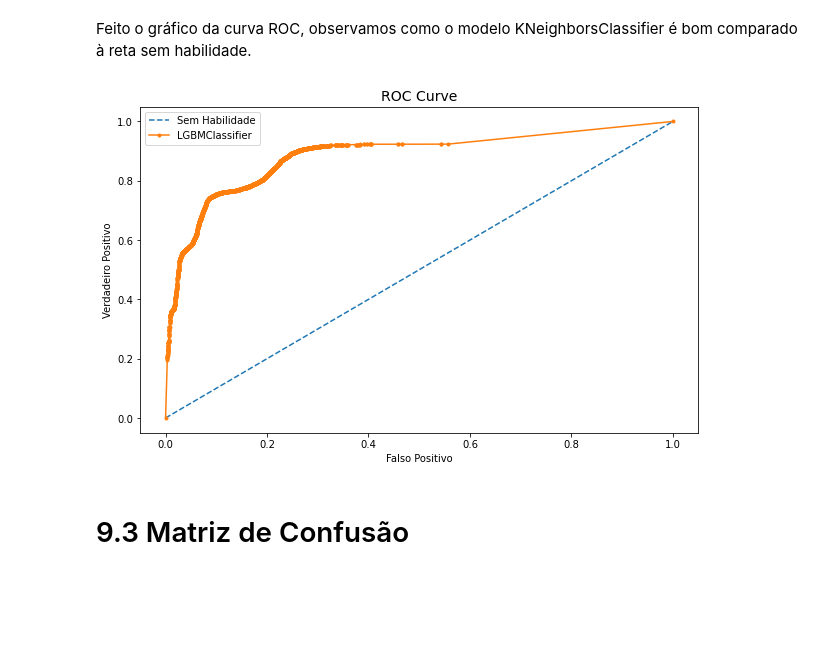
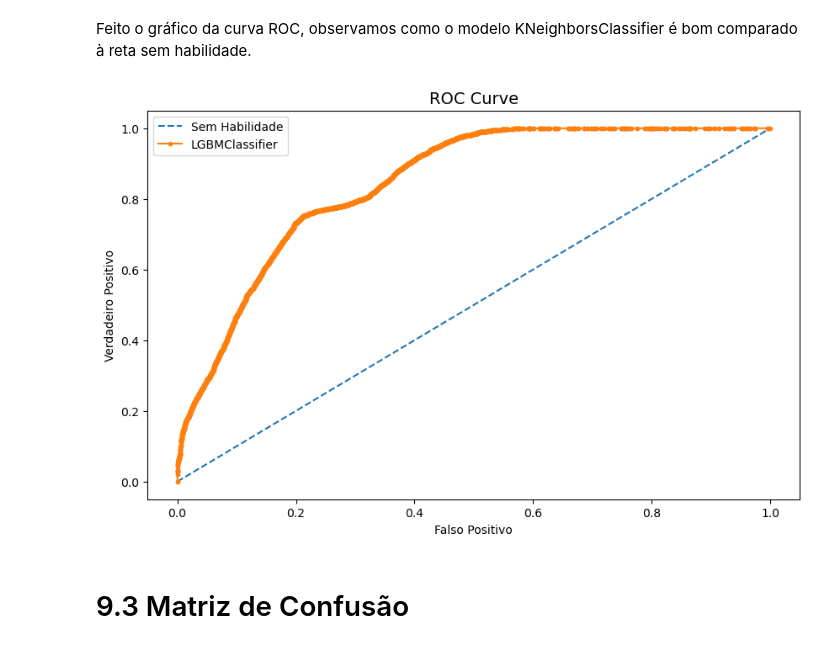
Before and after one commit to hugoferraz5/Webmotors_leads, a Jupyter notebook: Classificação_webmotors.ipynb, the cells around one changed output. Cells and saved outputs as stored; diff of their text form; code cells hidden in the pictures; blank space fills up the shorter version.

```diff
--- a/Classificação_webmotors.ipynb
+++ b/Classificação_webmotors.ipynb
@@ -1750,6 +1745,7 @@ categorical_2 = frequencias_codificadas(categorical)
 # %%
 # Concatenando os dados de transformação de treino
-data_conc = pd.concat([binary, numerical_2, categorical_2, Alvo_var], axis=1)
+X_train_ = pd.concat([train_numerical_scaled, train_binary,train_cat_codificado], axis=1)
+X_test_ = pd.concat([test_numerical_scaled, test_binary,test_cat_codificado], axis=1)
 # %% [markdown]
 # 8 Seleção de Recursos
 # %% [markdown]
@@ -1758,9 +1754,10 @@ Nesse módulo, fizemos a seleção dos recursos pelo método **Extra Tree Classi
 ## 8.1 Extra Tree Classifier
 # %%
 # define training test data for Boruta
-X = data_conc.drop('leads_class', axis=1)
-y = data_conc[['leads_class']]
-y=y.astype('int')
+X = X_train_.copy()
+y = y_train.copy()
+y=y.astype('float')
+X=X.astype('float')
 # %%
 # Instanciando o ExtraTreesClassifier
 forest = en.ExtraTreesClassifier(n_estimators=250, random_state=43, n_jobs=-1)
@@ -1824,19 +1821,25 @@ X_ = X[selecionar_colunas]
 # %% [markdown]
 Devido à quantidade de leads(se tem leads ou não) não estar bem balanceada, fizemos o balanceamento dos dados para obter uma acurácia maior pelo método do **SMOTETomek**.
 # %%
-# Trocando o dtype da variável para int
-X_['Versao_Anuncio'] = X_['Versao_Anuncio'].astype('int')
-
+# Trocando o dtype da variável para float
+X_train_ = X_train_.astype('float')
+X_test_ = X_test_.astype('float')
+y_train = y_train.astype('float')
+y_test = y_test.astype('float')
 
 # definindo o resampler
 resampler = SMOTETomek(random_state=42, n_jobs=-1)
 
 # Transformando o dataset
-X_balanceado, y_balanceado = resampler.fit_resample(X_, y)
+X_train_balanceado, y_train_balanceado = resampler.fit_resample(X_train_[X_.columns.tolist()], y_train)
+# Transformando o dataset
+X_test_balanceado, y_test_balanceado = resampler.fit_resample(X_test_[X_.columns.tolist()], y_test)
 
 
 # Contando o número de classe após o oversampling
-counter = Counter(y_balanceado)
-print('After balancing:', counter)
+counter_train = Counter(y_train_balanceado)
+counter_test = Counter(y_test_balanceado)
+print('After balancing:', counter_train)
+print('After balancing:', counter_test)
 # %% [output]
 After balancing: Counter({'leads_class': 1})
@@ -1900,34 +1897,34 @@ performance_dados1.style.highlight_max(color='darkorange')
 Feito o gráfico da curva ROC, observamos como o modelo KNeighborsClassifier é bom comparado à reta sem habilidade.
 # %%
 # Instanciando LGBMClassifier
-KNeighborsClassifier = KNeighborsClassifier(n_neighbors=5,  weights='distance',n_jobs=-1)
+LGBMClassifier_ = LGBMClassifier(n_neighbors=5,  weights='distance',n_jobs=-1, verbose=-1)
 
 # Treinando LGBMClassifier
-KNeighborsClassifier.fit(X2_train, np.ravel(y2_train))
+LGBMClassifier_.fit(X_train_balanceado, np.ravel(y_train_balanceado))
 
 # Calculando as probabilidades de predição
-y_pred_rf_prob = KNeighborsClassifier.predict_proba(X2_test)[:,1]
+y_pred_rf_prob = LGBMClassifier_.predict_proba(X_test_balanceado)[:,1]
 # %%
 # Plotando a curva ROC AUC
 fig, ax = plt.subplots()
 
 ax.figure.set_size_inches(10, 6)
 
-ns_probs = [0 for _ in range(len(y2_test))]
+ns_probs = [0 for _ in range(len(y_test_balanceado))]
 
-ns_fpr, ns_tpr, _ = roc_curve(y2_test, ns_probs)
-rf_fpr, rf_tpr, _ = roc_curve(y2_test, y_pred_rf_prob)
+ns_fpr, ns_tpr, _ = roc_curve(y_test_balanceado, ns_probs)
+rf_fpr, rf_tpr, _ = roc_curve(y_test_balanceado, y_pred_rf_prob)
 
 plt.plot(ns_fpr, ns_tpr, linestyle='--', label='Sem Habilidade')
 plt.plot(rf_fpr, rf_tpr, marker='.', label='LGBMClassifier')
 
 plt.title("ROC Curve", fontsize=14)
 plt.xlabel('Falso Positivo')
 plt.ylabel('Verdadeiro Positivo')
 
 plt.legend()
 
 plt.show()
 # %% [output]
-[figure, old version]
+[figure, new version]
 # %%
```
Also changed, not shown: parts of 71 cells of this notebook.
